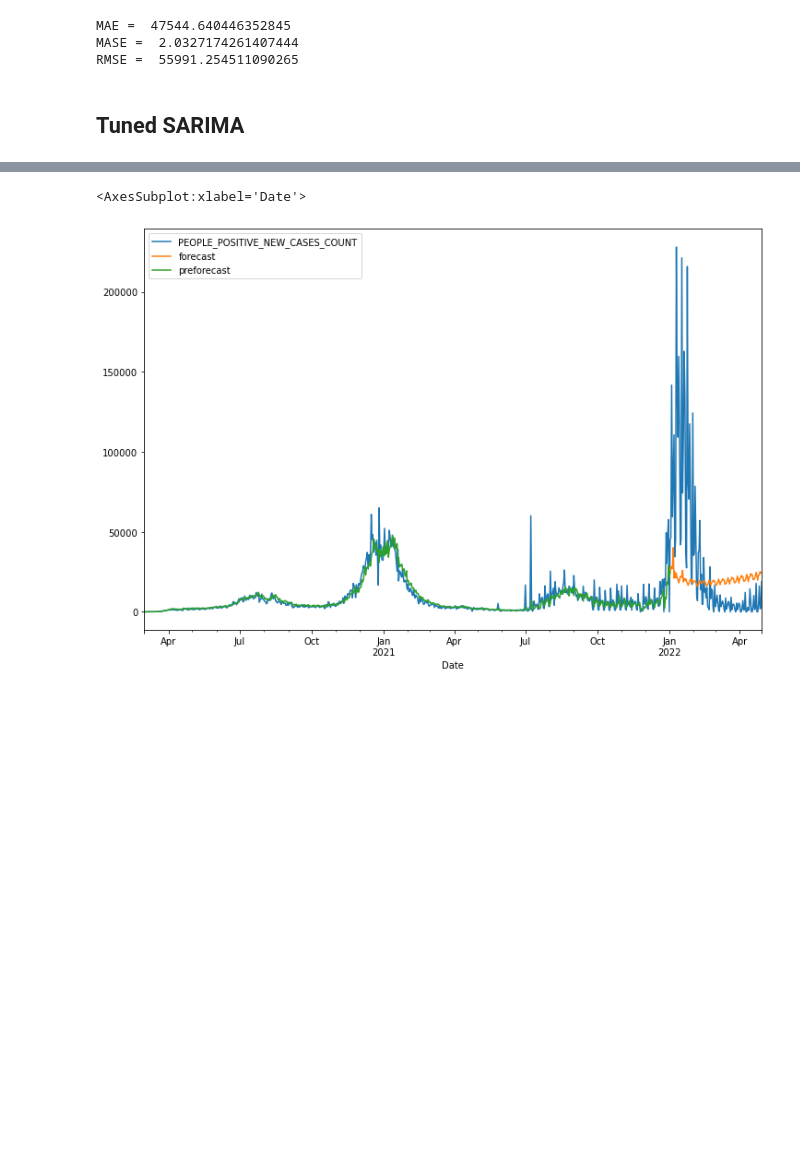
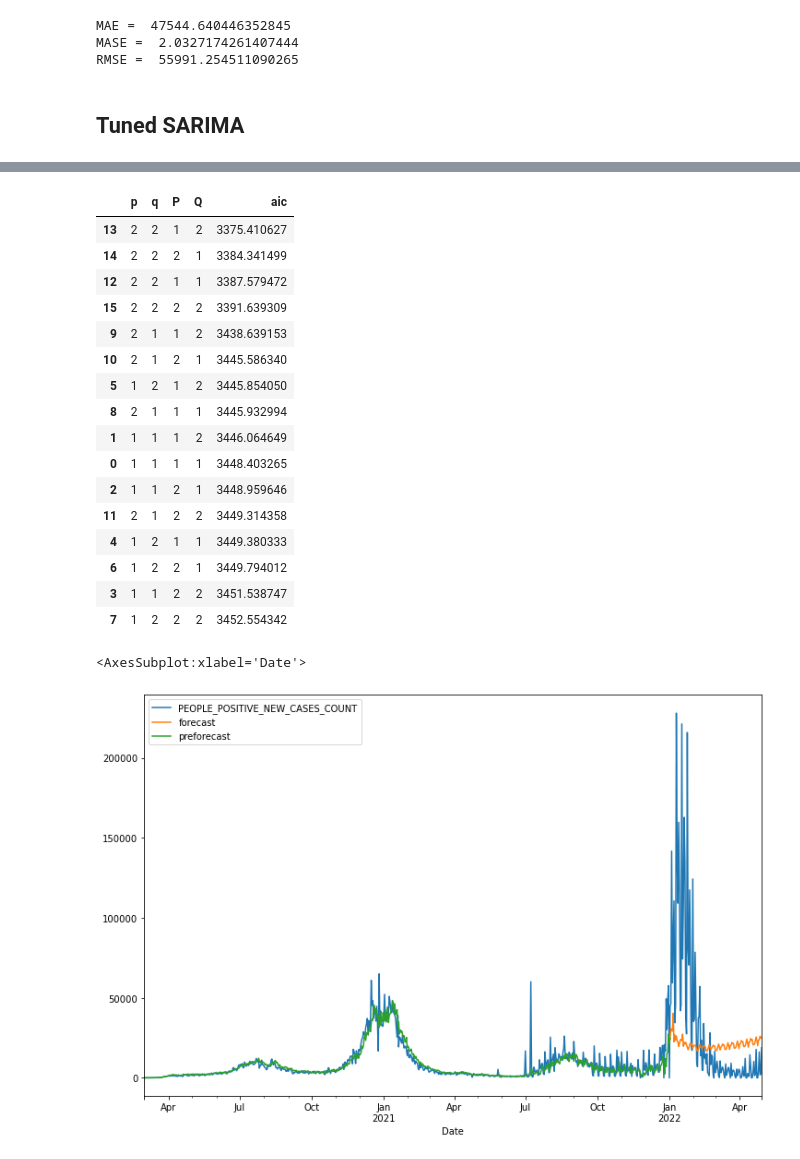
Before and after one commit to danielhe-nu/STAT390-Snowman, a Jupyter notebook: Daniel Final/Cali_ARIMA.ipynb, the cells around one changed output, grey strips where cells are left out. Saved outputs shown, nothing was run; the diff lists cells and outputs as text; code cells hidden in the pictures; blank space fills up the shorter version.

```diff
--- a/Daniel Final/Cali_ARIMA.ipynb
+++ b/Daniel Final/Cali_ARIMA.ipynb
@@ -317,4 +339,22 @@ if 1:
 # %%
-#df_results = pd.DataFrame(results, columns=['p', 'q', 'P', 'Q', 'aic']).sort_values('aic')
-#df_results
+df_results = pd.DataFrame(results, columns=['p', 'q', 'P', 'Q', 'aic']).sort_values('aic')
+df_results
+# %% [output]
+|  | p | q | P | Q | aic |
+| 13 | 2 | 2 | 1 | 2 | 3375.410627 |
+| 14 | 2 | 2 | 2 | 1 | 3384.341499 |
+| 12 | 2 | 2 | 1 | 1 | 3387.579472 |
+| 15 | 2 | 2 | 2 | 2 | 3391.639309 |
+| 9 | 2 | 1 | 1 | 2 | 3438.639153 |
+| 10 | 2 | 1 | 2 | 1 | 3445.586340 |
+| 5 | 1 | 2 | 1 | 2 | 3445.854050 |
+| 8 | 2 | 1 | 1 | 1 | 3445.932994 |
+| 1 | 1 | 1 | 1 | 2 | 3446.064649 |
+| 0 | 1 | 1 | 1 | 1 | 3448.403265 |
+| 2 | 1 | 1 | 2 | 1 | 3448.959646 |
+| 11 | 2 | 1 | 2 | 2 | 3449.314358 |
+| 4 | 1 | 2 | 1 | 1 | 3449.380333 |
+| 6 | 1 | 2 | 2 | 1 | 3449.794012 |
+| 3 | 1 | 1 | 2 | 2 | 3451.538747 |
+| 7 | 1 | 2 | 2 | 2 | 3452.554342 |
 # %%
```
Also changed, not shown: parts of 9 cells of this notebook, 5 other files.
